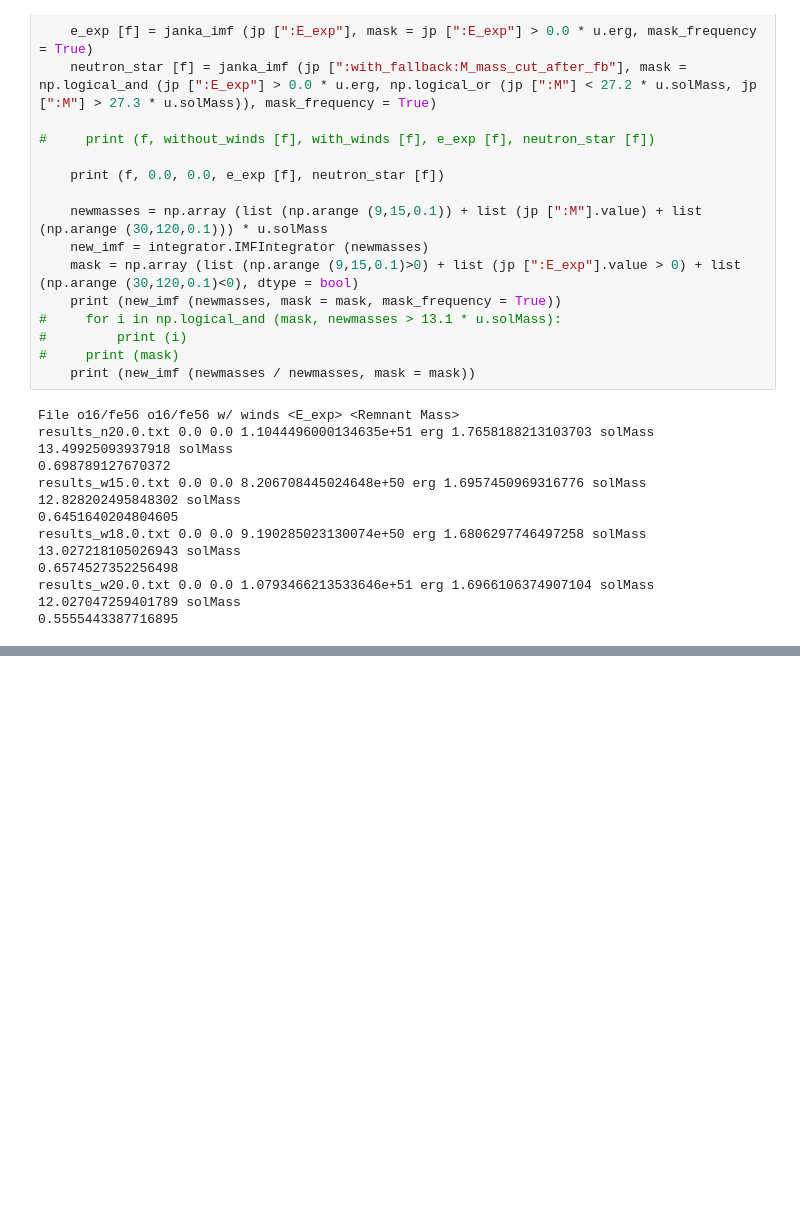
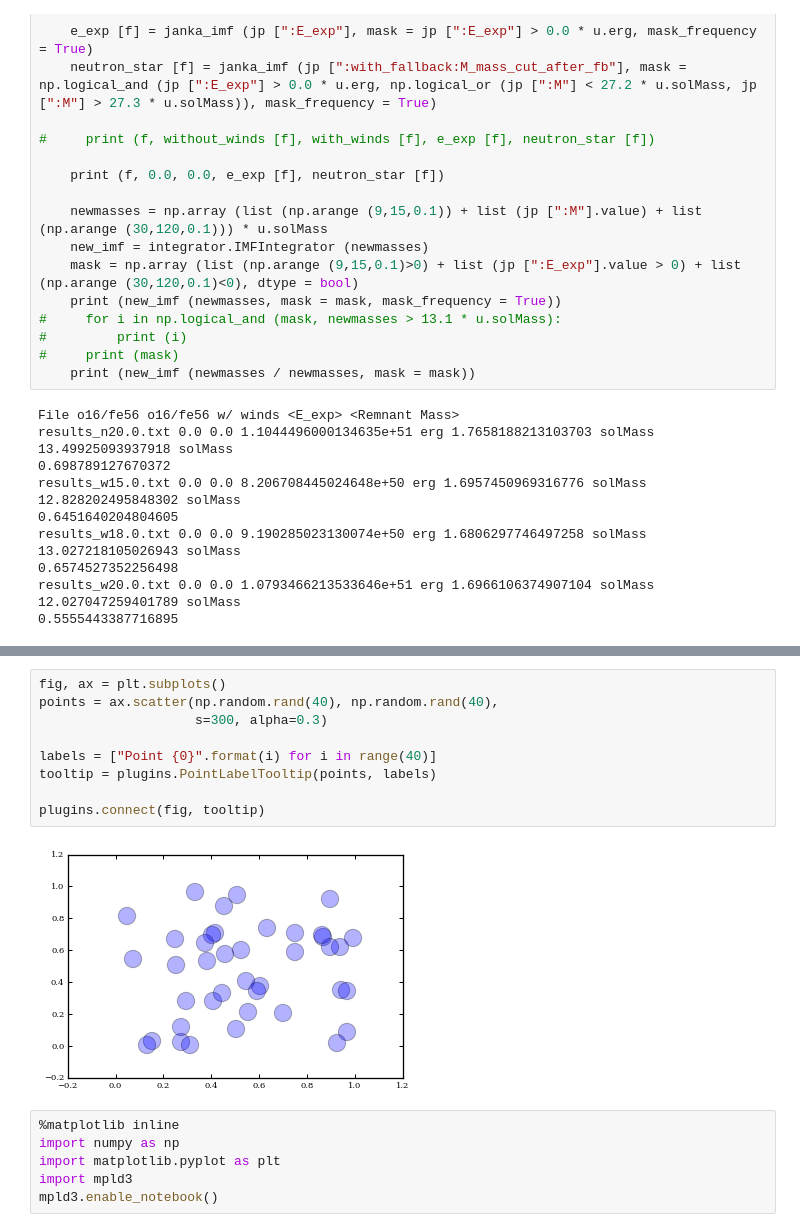
Before and after one commit to brownjustinmichael/KEPLER-Utilities, a Jupyter notebook: ipython/IMF Integrator.ipynb, the cells around one changed output, grey strips where cells are left out. Drawn from its saved outputs; the diff is of its cells as text; blank space fills up the shorter version.

```diff
--- a/ipython/IMF Integrator.ipynb
+++ b/ipython/IMF Integrator.ipynb
@@ -188,0 +225,17 @@ array([ 0.010391  ,  0.01021428,  0.01004181,  0.00987346,  0.00970911,
+# %%
+fig, ax = plt.subplots()
+points = ax.scatter(np.random.rand(40), np.random.rand(40),
+                    s=300, alpha=0.3)
+
+labels = ["Point {0}".format(i) for i in range(40)]
+tooltip = plugins.PointLabelTooltip(points, labels)
+
+plugins.connect(fig, tooltip)
+# %% [output]
+[figure, added]
+# %%
+%matplotlib inline
+import numpy as np
+import matplotlib.pyplot as plt
+import mpld3
+mpld3.enable_notebook()
```
Also changed, not shown: parts of 24 cells of this notebook, 7 other files.
